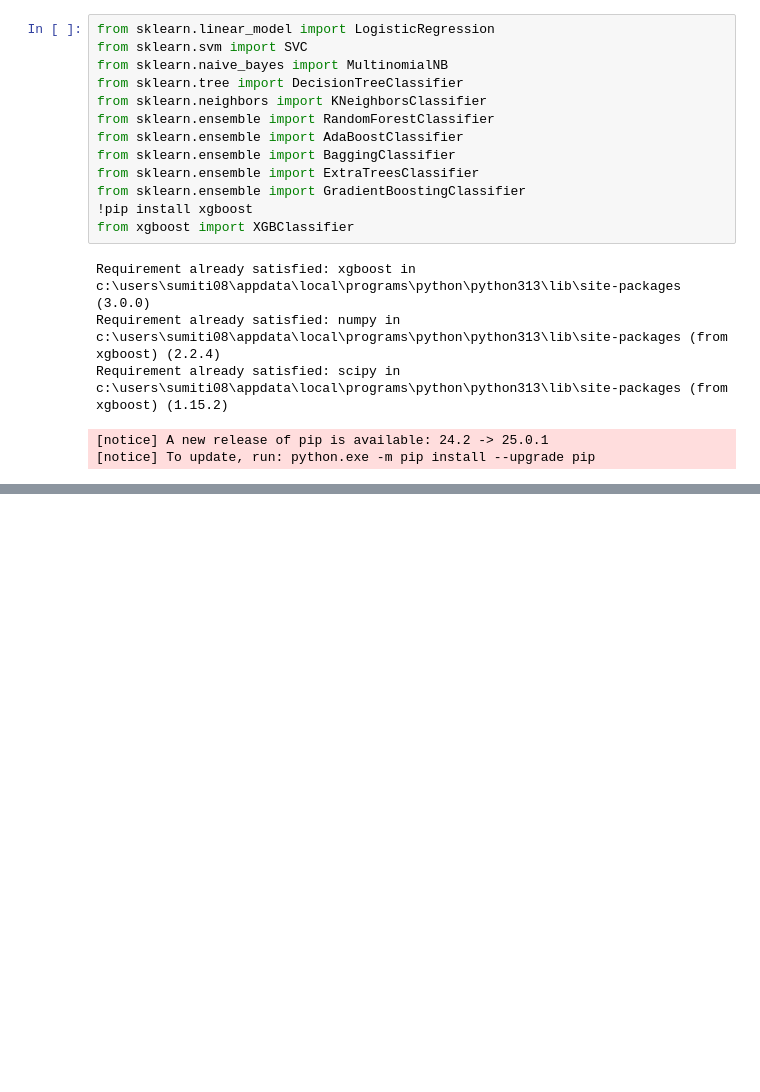
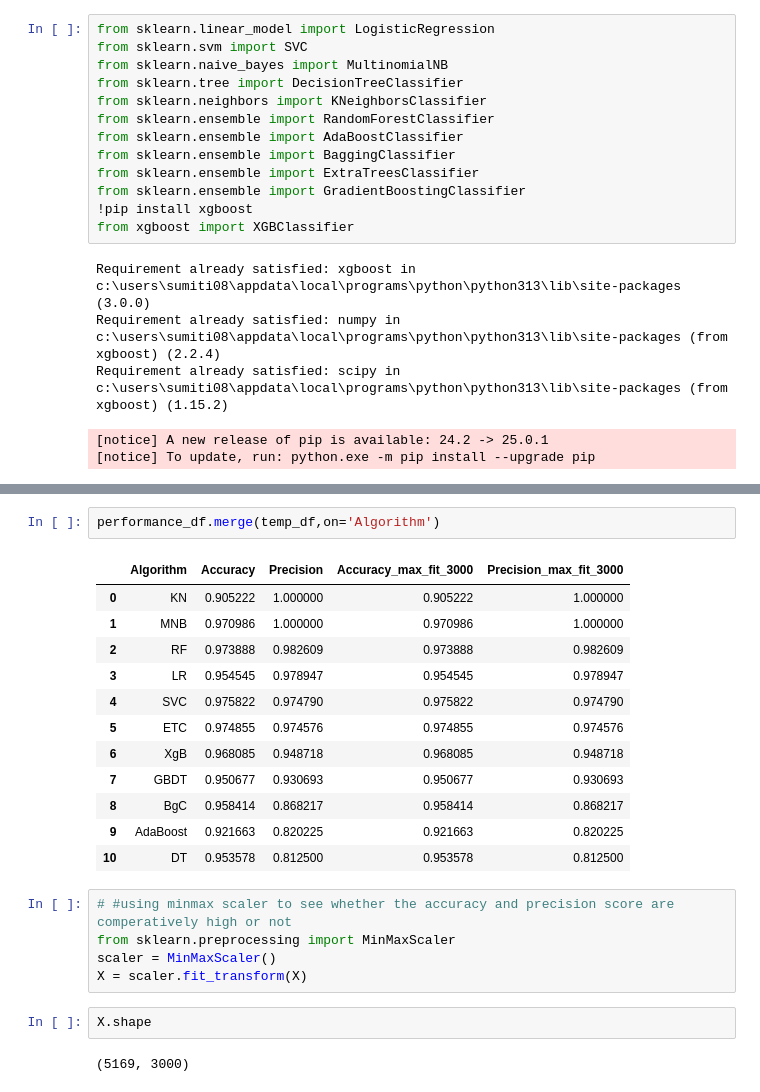
Before and after one commit to sumitivhatkar/spam, a Jupyter notebook: sms spam detection.ipynb, the cells around one changed output, grey strips where cells are left out. Saved outputs shown, nothing was run; the diff lists cells and outputs as text; blank space fills up the shorter version.

```diff
--- a/sms spam detection.ipynb
+++ b/sms spam detection.ipynb
@@ -755,0 +817,24 @@ NameError: name 'accuracy' is not defined
+# %%
+performance_df.merge(temp_df,on='Algorithm')
+# %% [output]
+|  | Algorithm | Accuracy | Precision | Accuracy_max_fit_3000 | Precision_max_fit_3000 |
+| 0 | KN | 0.905222 | 1.000000 | 0.905222 | 1.000000 |
+| 1 | MNB | 0.970986 | 1.000000 | 0.970986 | 1.000000 |
+| 2 | RF | 0.973888 | 0.982609 | 0.973888 | 0.982609 |
+| 3 | LR | 0.954545 | 0.978947 | 0.954545 | 0.978947 |
+| 4 | SVC | 0.975822 | 0.974790 | 0.975822 | 0.974790 |
+| 5 | ETC | 0.974855 | 0.974576 | 0.974855 | 0.974576 |
+| 6 | XgB | 0.968085 | 0.948718 | 0.968085 | 0.948718 |
+| 7 | GBDT | 0.950677 | 0.930693 | 0.950677 | 0.930693 |
+| 8 | BgC | 0.958414 | 0.868217 | 0.958414 | 0.868217 |
+| 9 | AdaBoost | 0.921663 | 0.820225 | 0.921663 | 0.820225 |
+| 10 | DT | 0.953578 | 0.812500 | 0.953578 | 0.812500 |
+# %%
+# #using minmax scaler to see whether the accuracy and precision score are comperatively high or not
+from sklearn.preprocessing import MinMaxScaler
+scaler = MinMaxScaler()
+X = scaler.fit_transform(X)
+# %%
+X.shape
+# %% [output]
+(5169, 3000)
```
Also changed, not shown: parts of 62 cells of this notebook, 1 other file.
